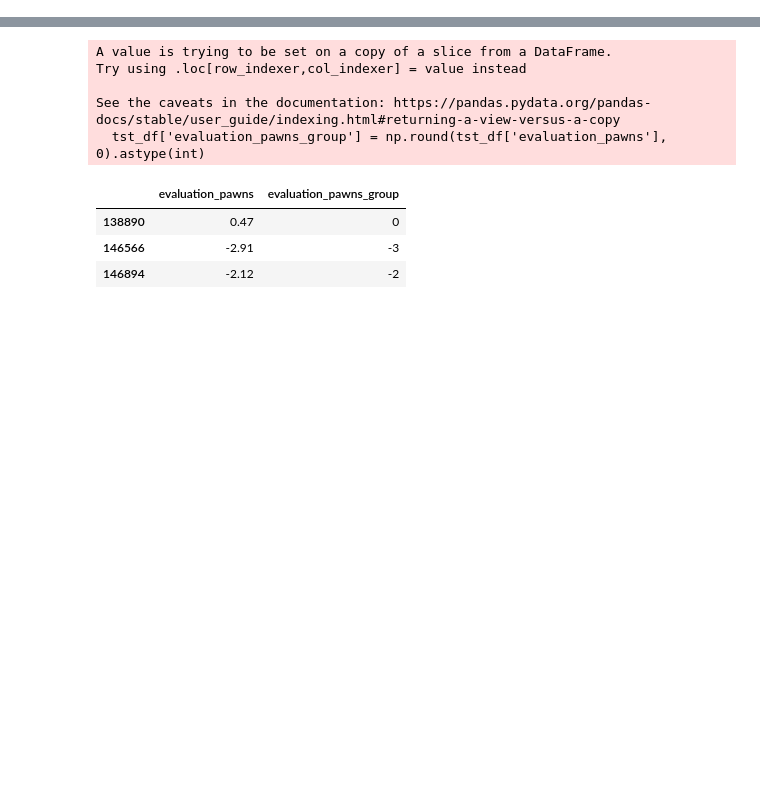
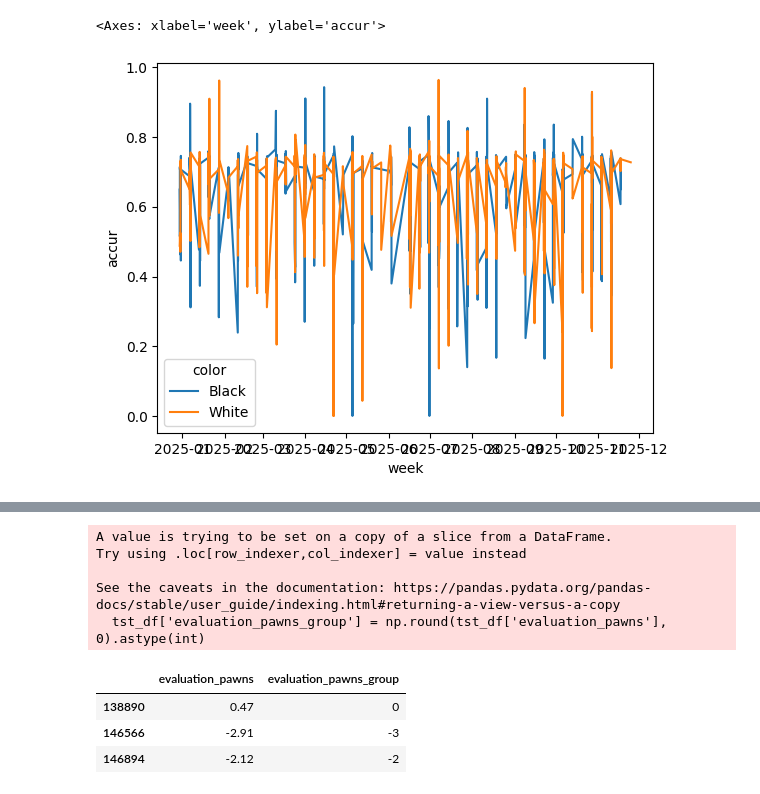
Before and after one commit to rosolimo212/chess_evaluater, a Jupyter notebook: tests.ipynb, the cells around one changed output, grey strips where cells are left out. Cells and saved outputs as stored; diff of their text form; code cells hidden in the pictures; blank space fills up the shorter version.

```diff
--- a/tests.ipynb
+++ b/tests.ipynb
@@ -55,0 +180,10 @@ def get_resorses(work_df, fields):
+# %%
+sns.lineplot(
+    data=player_stat_df[player_stat_df['player'] == current_user_name],
+    x='week',
+    y='accur',
+    hue='color'
+)
+# %% [output]
+<Axes: xlabel='week', ylabel='accur'>
+[figure, added]
```
Also changed, not shown: parts of 28 cells of this notebook, 1 other file.
